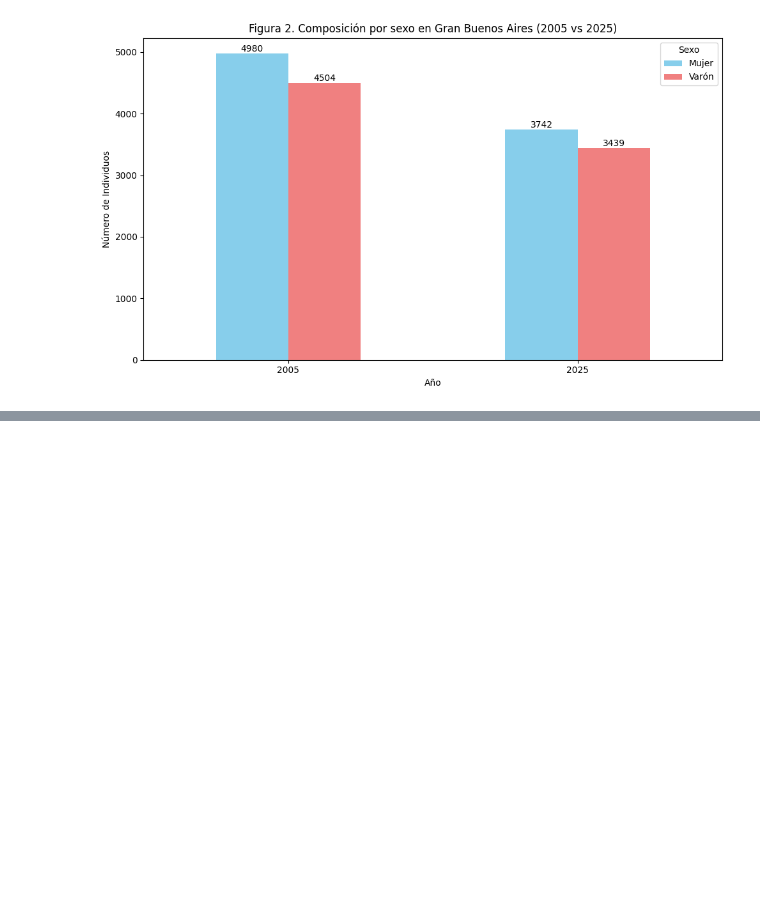
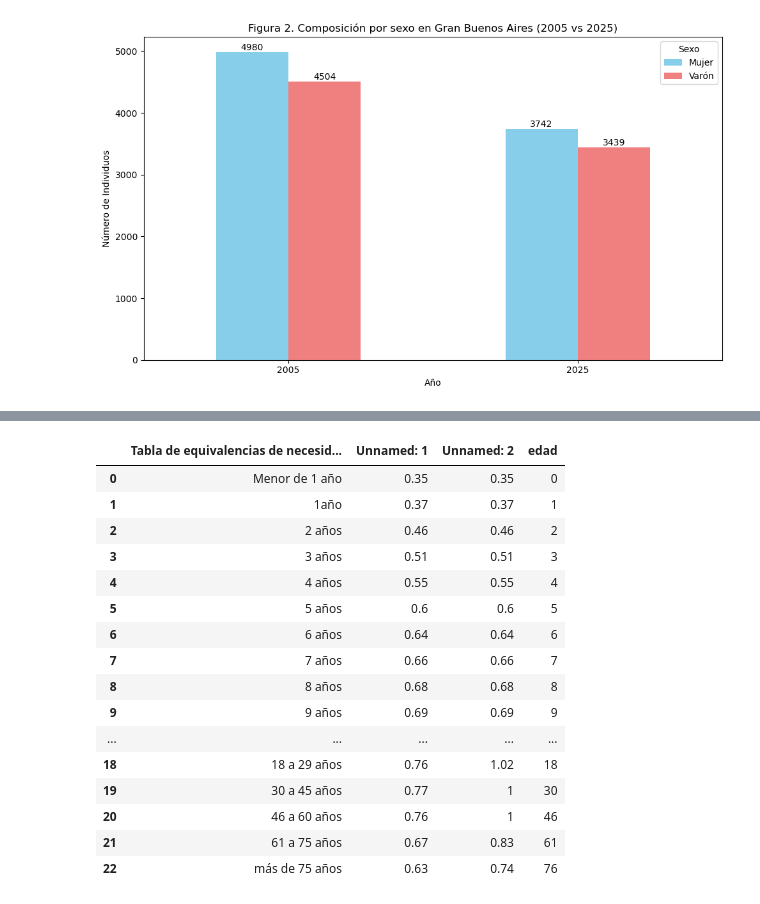
Before and after one commit to davidjjj14082000-png/BigDataUBA-Grupo-1, a Jupyter notebook: TP2/tp_2_pate_1_ej_2_a_b(completado).ipynb, the cells around one changed output, grey strips where cells are left out. Cells and saved outputs as stored; diff of their text form; code cells hidden in the pictures; blank space fills up the shorter version.

```diff
--- a/TP2/tp_2_pate_1_ej_2_a_b(completado).ipynb
+++ b/TP2/tp_2_pate_1_ej_2_a_b(completado).ipynb
@@ -329,0 +350,14 @@ plt.show()
+# %%
+# Cargamos los datos de la tabla de adulto equivalente
+adult_equiv = pd.read_excel("tabla_adulto_equiv.xlsx")
+# Nos quedamos con las filas que contienen los datos utiles
+adult_equiv1 = adult_equiv.loc[4:26].reset_index(drop=True)
+# Armamos la variable para realizar la equivalencia entre la base de la eph y los coeficientes de la tabla de adulto equivalente
+adult_equiv1["edad"] = adult_equiv1["Tabla de equivalencias de necesidades energéticas. Unidades de adulto equivalente, según sexo y edad"].str[:2] # Extraemos la edad
+adult_equiv1.at[0, "edad"] = 0 # Corregimos a mano los valores que hacen falta
+adult_equiv1.at[1, "edad"] = 1
+adult_equiv1.at[22, "edad"] = 76
+adult_equiv1['edad'] = adult_equiv1['edad'].astype(int) # Cambiamos el tipo de dato
+equivalencia = pd.DataFrame({"ch06": range(0, 121)}) # creamos una tabla con todas las edades
+equivalencia['ch04_1'] = 1 # Creamos columnas auxiliares para matchear con ch04
+equivalencia['ch04_2'] = 2
@@ -329,0 +384,22 @@ plt.show()
+# %%
+adult_equiv1["edad"] = adult_equiv1["Tabla de equivalencias de necesidades energéticas. Unidades de adulto equivalente, según sexo y edad"].str[:2]
+# %%
+adult_equiv1
+# %% [output]
+|  | Tabla de equivalencias de necesid... | Unnamed: 1 | Unnamed: 2 | edad |
+| 0 | Menor de 1 año | 0.35 | 0.35 | 0 |
+| 1 | 1año | 0.37 | 0.37 | 1 |
+| 2 | 2 años | 0.46 | 0.46 | 2 |
+| 3 | 3 años | 0.51 | 0.51 | 3 |
+| 4 | 4 años | 0.55 | 0.55 | 4 |
+| 5 | 5 años | 0.6 | 0.6 | 5 |
+| 6 | 6 años | 0.64 | 0.64 | 6 |
+| 7 | 7 años | 0.66 | 0.66 | 7 |
+| 8 | 8 años | 0.68 | 0.68 | 8 |
+| 9 | 9 años | 0.69 | 0.69 | 9 |
+| ... | ... | ... | ... | ... |
+| 18 | 18 a 29 años | 0.76 | 1.02 | 18 |
+| 19 | 30 a 45 años | 0.77 | 1 | 30 |
+| 20 | 46 a 60 años | 0.76 | 1 | 46 |
+| 21 | 61 a 75 años | 0.67 | 0.83 | 61 |
+| 22 | más de 75 años | 0.63 | 0.74 | 76 |
```
Also changed, not shown: parts of 8 cells of this notebook.
